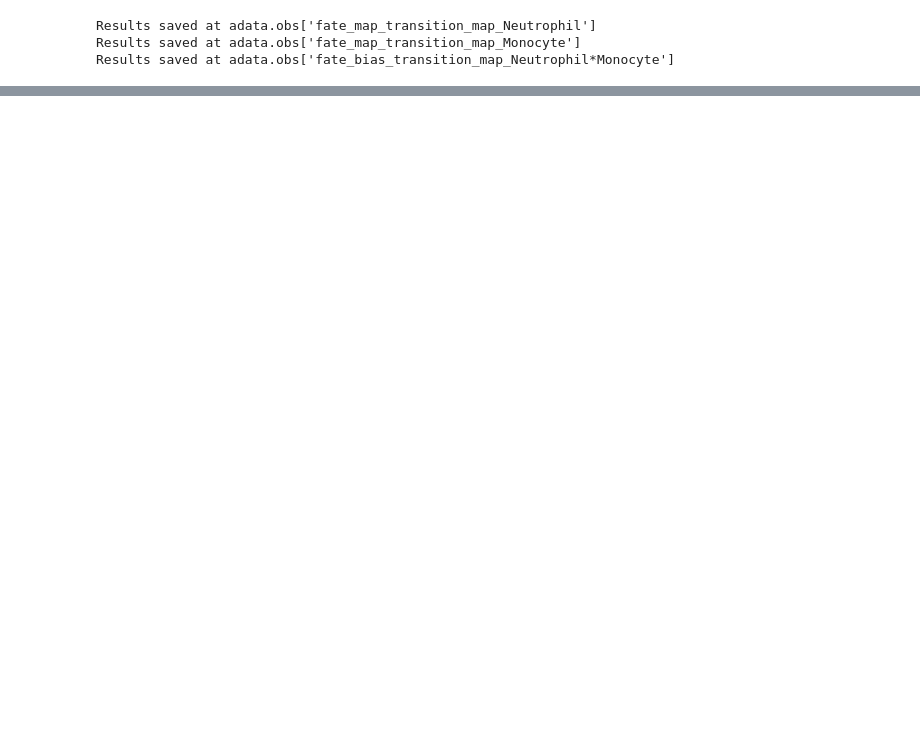
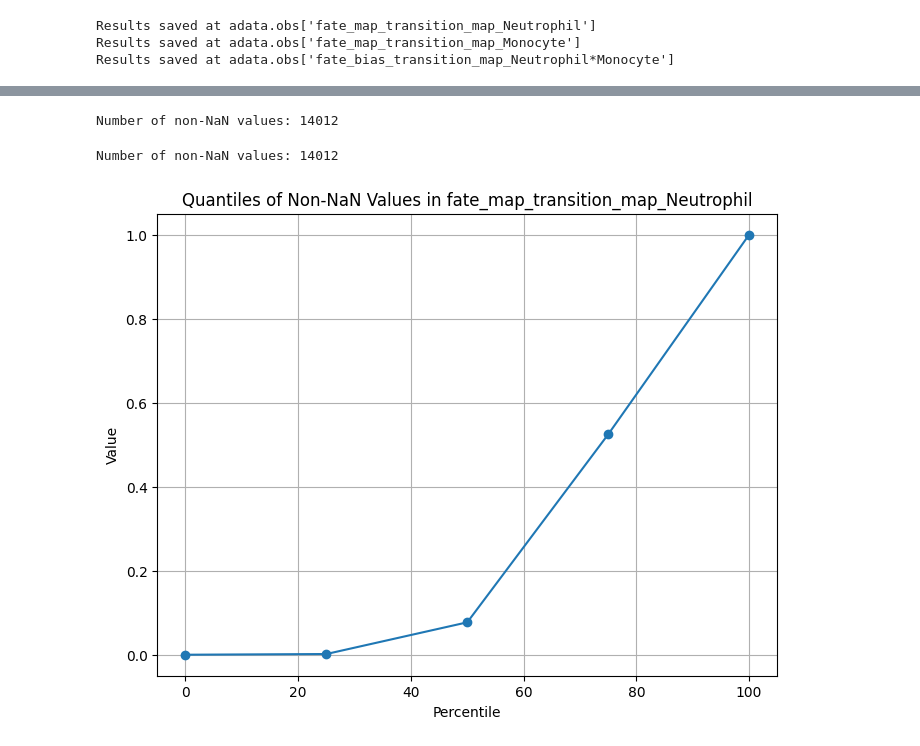
Before and after one commit to SZ-yang/SCSeq_LineageBarcoding, a Jupyter notebook: kevin/Writeup4_cospar/Writeup4_cospar-LARRY_postprocess.ipynb, the cells around one changed output, grey strips where cells are left out. Cells and saved outputs as stored; diff of their text form; code cells hidden in the pictures; blank space fills up the shorter version.

```diff
--- a/kevin/Writeup4_cospar/Writeup4_cospar-LARRY_postprocess.ipynb
+++ b/kevin/Writeup4_cospar/Writeup4_cospar-LARRY_postprocess.ipynb
@@ -112,0 +133,34 @@ Name: fate_map_transition_map_Neutrophil, Length: 41093, dtype: float64
+# %%
+# Count non-NaN values in the specified column
+non_nan_count = adata.obs['fate_map_transition_map_Neutrophil'].notna().sum()
+
+print(f"Number of non-NaN values: {non_nan_count}")
+# %% [output]
+Number of non-NaN values: 14012
+# %%
+# Count non-NaN values in the specified column
+non_nan_count = adata.obs['fate_map_transition_map_Monocyte'].notna().sum()
+
+print(f"Number of non-NaN values: {non_nan_count}")
+# %% [output]
+Number of non-NaN values: 14012
+# %%
+import matplotlib.pyplot as plt
+import numpy as np
+
+# Extract non-NaN values
+non_nan_values = adata.obs['fate_map_transition_map_Neutrophil'].dropna()
+
+# Compute quantiles
+quantiles = np.percentile(non_nan_values, [0, 25, 50, 75, 100])
+
+# Plot the quantiles
+plt.figure(figsize=(8, 6))
+plt.plot([0, 25, 50, 75, 100], quantiles, marker='o', linestyle='-')
+plt.title('Quantiles of Non-NaN Values in fate_map_transition_map_Neutrophil')
+plt.xlabel('Percentile')
+plt.ylabel('Value')
+plt.grid(True)
+plt.show()
+# %% [output]
+[figure, added]
```
Also changed, not shown: parts of 11 cells of this notebook.
